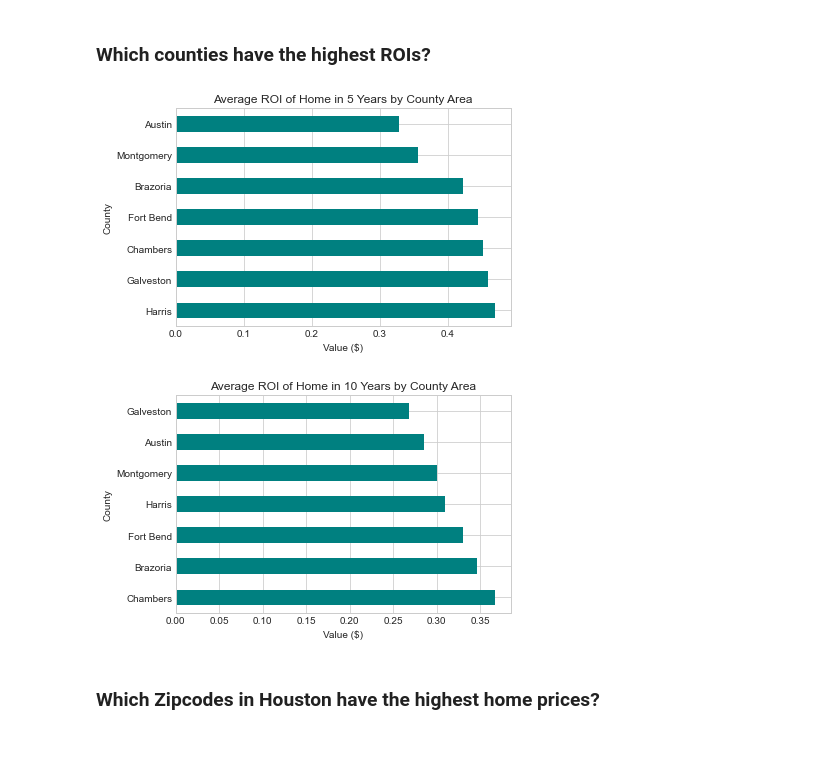
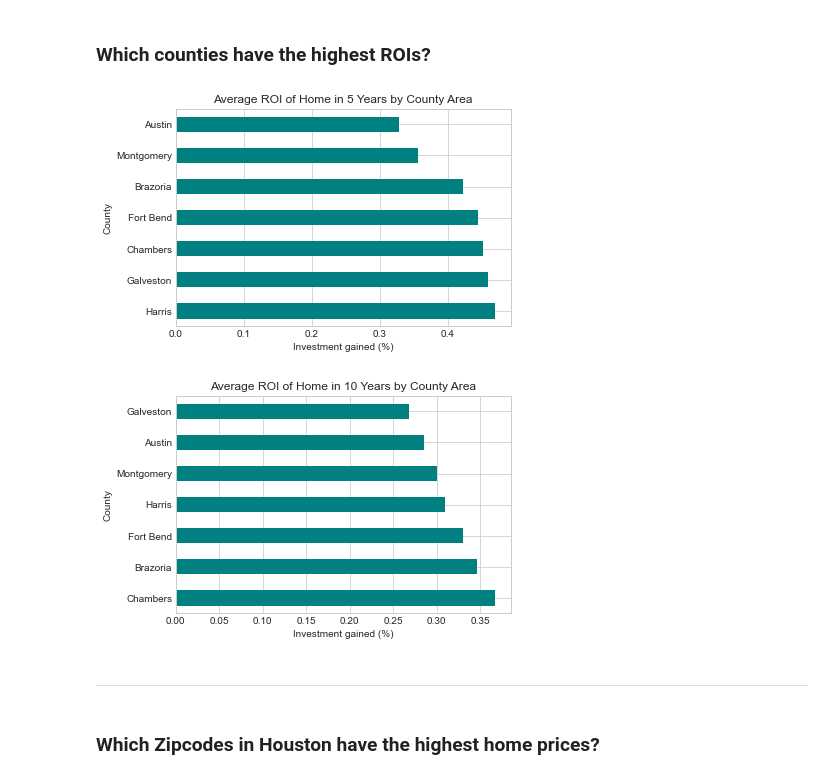
Before and after one commit to brianlee35/zillow_analysis, a Jupyter notebook: starter_notebook.ipynb, the cells around one changed output. Saved outputs shown, nothing was run; the diff lists cells and outputs as text; code cells hidden in the pictures; blank space fills up the shorter version.

```diff
--- a/starter_notebook.ipynb
+++ b/starter_notebook.ipynb
@@ -207,10 +214,10 @@ ROI_5_df = ROI_5_df.groupby('County').ROI_5_years.mean().sort_values(ascending=F
 # %%
 ROI_5_df.plot.barh(color='teal')
 plt.title('Average ROI of Home in 5 Years by County Area')
-plt.xlabel('Value ($)')
+plt.xlabel('Investment gained (%)')
 plt.show()
 # %% [output]
-[figure, old version]
+[figure, new version]
 # %%
 # 10 year ROI
 ROI_10_df = melt_df.copy()
@@ -218,10 +225,12 @@ ROI_10_df = ROI_10_df.groupby('County').ROI_10_years.mean().sort_values(ascendin
 # %%
 ROI_10_df.plot.barh(color='teal')
 plt.title('Average ROI of Home in 10 Years by County Area')
-plt.xlabel('Value ($)')
+plt.xlabel('Investment gained (%)')
 plt.show()
 # %% [output]
-[figure, old version]
+[figure, new version]
+# %% [markdown]
+___
 # %% [markdown]
 ### Which Zipcodes in Houston have the highest home prices?
 # %%
```
Also changed, not shown: parts of 30 cells of this notebook.
